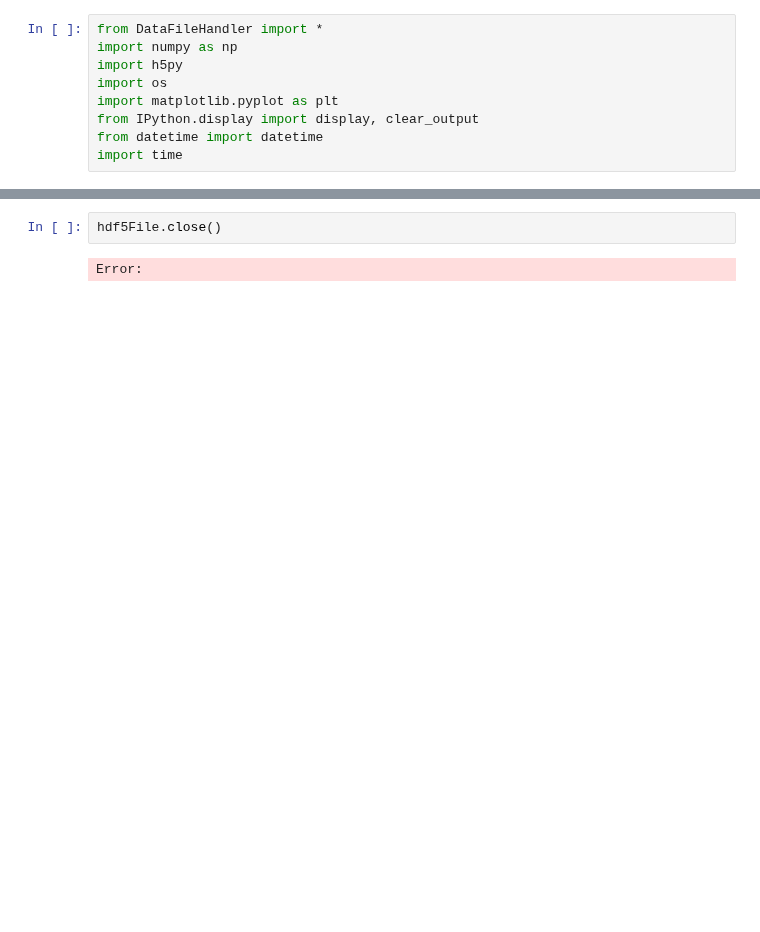
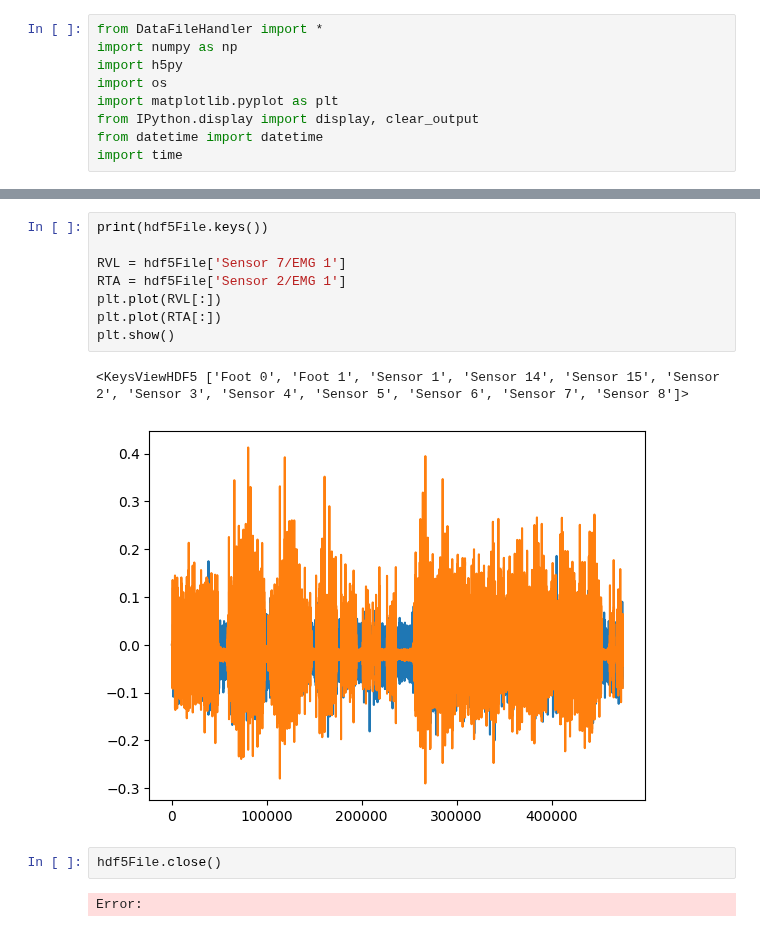
Before and after one commit to sonnyjones123/RL-Front-End, a Jupyter notebook: RLDependencies/DataFileHandlerTesting.ipynb, the cells around one changed output, grey strips where cells are left out. Saved outputs shown, nothing was run; the diff lists cells and outputs as text; blank space fills up the shorter version.

```diff
--- a/RLDependencies/DataFileHandlerTesting.ipynb
+++ b/RLDependencies/DataFileHandlerTesting.ipynb
@@ -38,3 +30,14 @@ print(datetime.fromtimestamp(dataset[0]))
+# %%
+print(hdf5File.keys())
+
+RVL = hdf5File['Sensor 7/EMG 1']
+RTA = hdf5File['Sensor 2/EMG 1']
+plt.plot(RVL[:])
+plt.plot(RTA[:])
+plt.show()
+# %% [output]
+<KeysViewHDF5 ['Foot 0', 'Foot 1', 'Sensor 1', 'Sensor 14', 'Sensor 15', 'Sensor 2', 'Sensor 3', 'Sensor 4', 'Sensor 5', 'Sensor 6', 'Sensor 7', 'Sensor 8']>
+[figure, added]
 # %%
 hdf5File.close()
 # %% [output]
```
Also changed, not shown: parts of 6 cells of this notebook, 46 other files.
